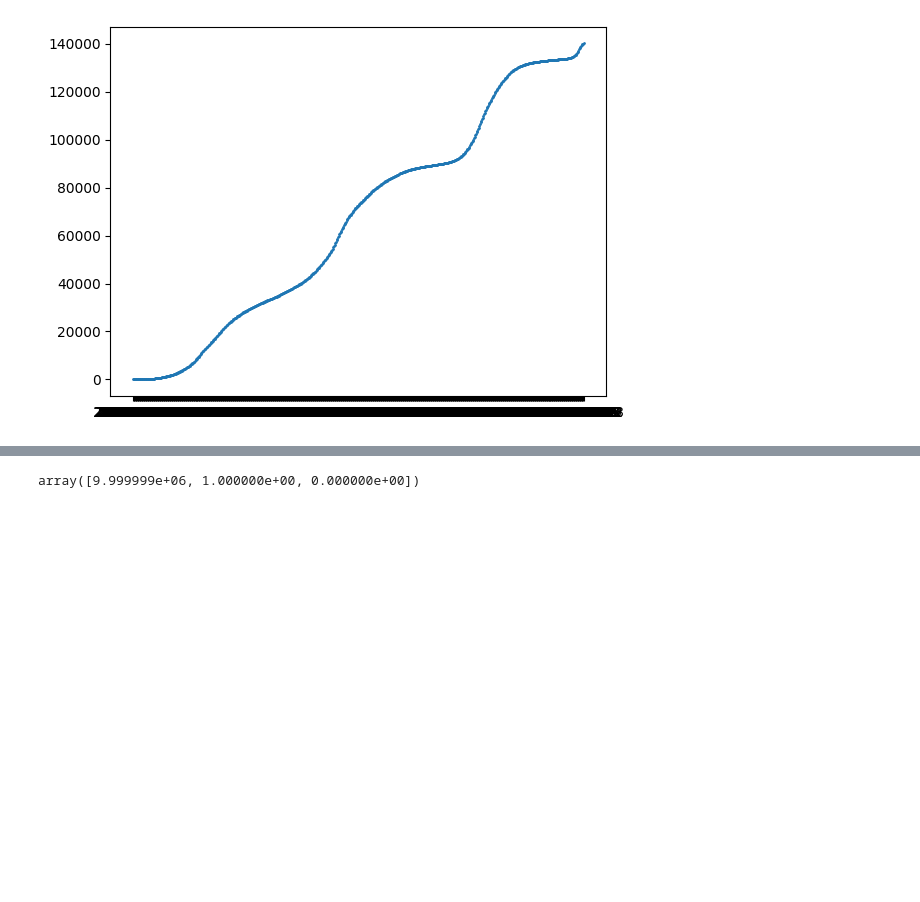
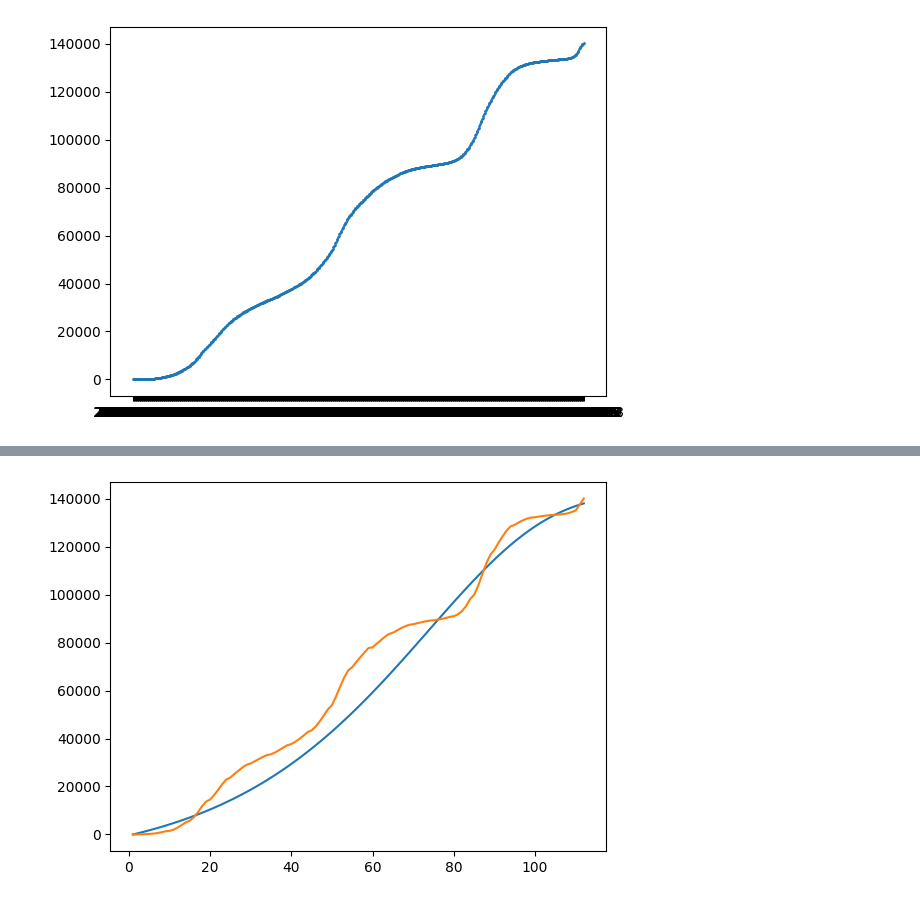
Before and after one commit to MCPMAlf/An-lisis-de-Datos, a Jupyter notebook: Proyecto3.ipynb, the cells around one changed output, grey strips where cells are left out. Cells and saved outputs as stored; diff of their text form; code cells hidden in the pictures; blank space fills up the shorter version.

```diff
--- a/Proyecto3.ipynb
+++ b/Proyecto3.ipynb
@@ -64,21 +233,26 @@ plt.scatter(Datos['FECHA_SINTOMAS'], Datos['Positivos_acumulados'], s = 1)
 # %%
+gamma_Aprox, beta_Aprox = Parametros_Aprox
+
 #Definición del modelo
-def SIR(y,t,gamma,beta):
+def SIRModel_fitted(y,t):
+
 	S=y[0]
 	I=y[1]
-	R=y[2]
+	A=y[2]
 
-	N=S+I+R
+	N=S+I
 
-	dS = -beta * S*I/N
-	dI = beta * S*I/N - gamma*I
+	dS = -beta_Aprox * S*I/N
+	dI = beta_Aprox * S*I/N - gamma_Aprox*I
 	#dR = gamma*I
-	dA = beta * S*I/N
+	dA = beta_Aprox * S*I/N
 
-	return np.array([dS,dI,dR])
+	return np.array([dS,dI,dA])
+
+Sol = odeint(SIRModel_fitted,[142000,2,2], Semanas)
+
+plt.plot(Semanas, sol[:,2])
+plt.plot(Semanas, Acumulado_Semana)
+plt.show()
+# %% [output]
+[figure, added]
-# %%
-N0=10000000.0
-y0 = np.array([N0-1.,1.,0.])
-y0
-# %% [output]
-array([9.999999e+06, 1.000000e+00, 0.000000e+00])
```
Also changed, not shown: parts of 11 cells of this notebook.
